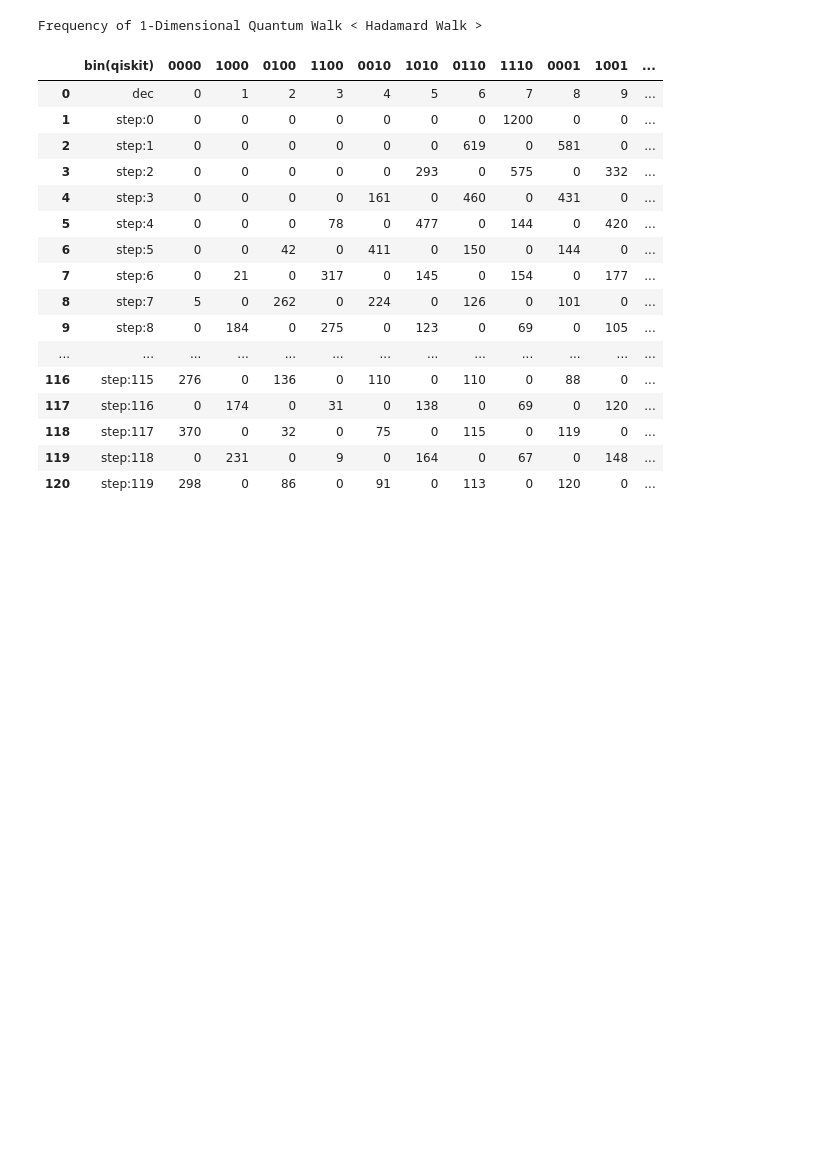
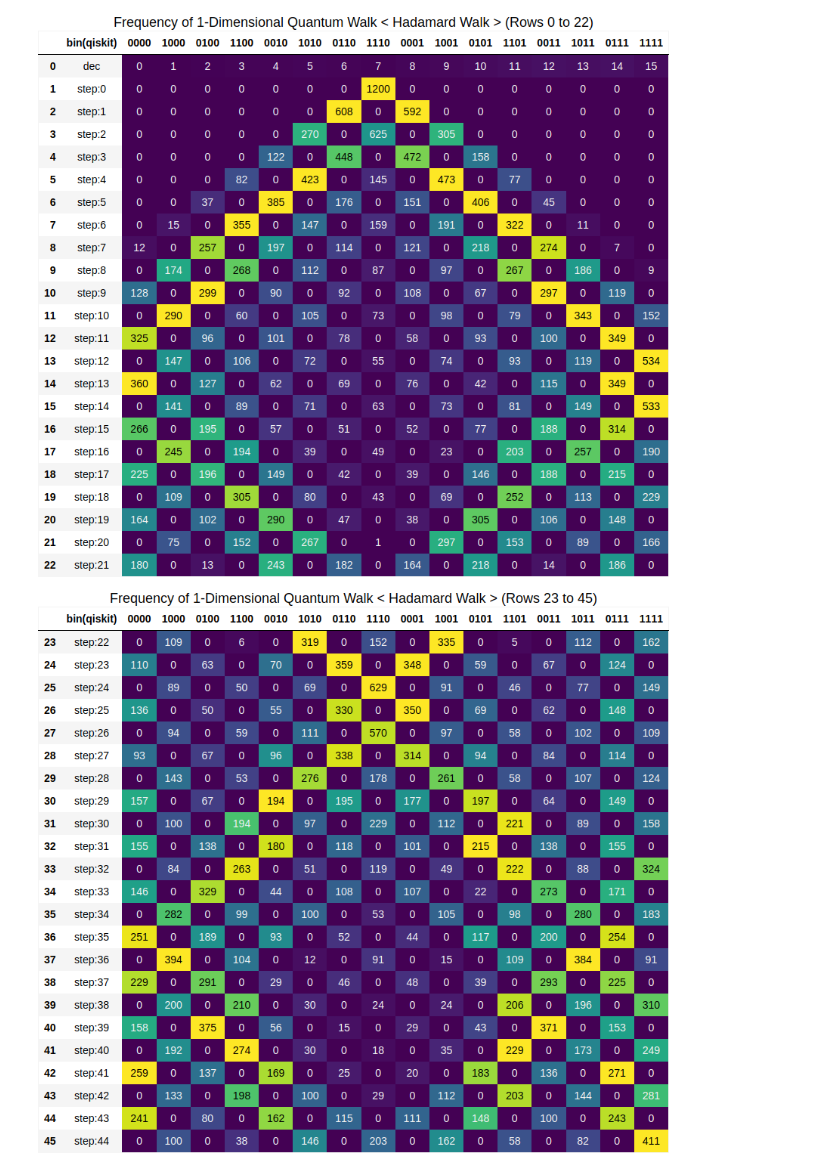
Before and after one commit to wg-quantum/2024-b-06, a Jupyter notebook: QW/quantum-walk-hadamard.ipynb, the cells around one changed output. Drawn from its saved outputs; the diff is of its cells as text; code cells hidden in the pictures; blank space fills up the shorter version.

Commit message:
REMODEL QW hadamard walk

```diff
--- a/QW/quantum-walk-hadamard.ipynb
+++ b/QW/quantum-walk-hadamard.ipynb
@@ -25,7 +30,11 @@ shots = 1200
 sampler = StatevectorSampler()
 
 # Number of executions (steps)
-num_executions = 120
+# 137
+num_executions = 137
+
+# Define the number of rows per dataframe image(max 23step)
+rows_per_chunk = 23
 
 # Function to create the quantum walk circuit with a given number of steps
 def create_quantum_walk_circuit(qwStep):
@@ -124,7 +133,6 @@ def reverse_and_convert(header_list):
     return converted_list
 
 converted_list = reverse_and_convert(header_list)
-
 new_df = pd.DataFrame([converted_list], columns=df.columns)
 df = pd.concat([new_df, df], ignore_index=True)
 
@@ -140,58 +148,60 @@ df.to_csv('./images/qwh/quantum-walk-hadamard-frequency.csv', index=False)
 def create_histogram_video_from_df(df, output_file, num_executions, shots):
     fig, ax = plt.subplots(figsize=(10, 6))
 
     # Set font properties
     font_path = '/usr/share/fonts/truetype/NotoSans-Regular.ttf'
     font_prop = FontProperties(fname=font_path)
 
     def update_hist(num):
         ax.clear()
         data = df.iloc[num + 1, 1:]
         ax.bar(data.index, data.values)
         ax.set_xticks(range(len(data)))
         ax.set_xticklabels(df.iloc[0, 1:].sort_values().values.tolist(), rotation=45)
         ax.set_title(f'Frequency of 1-Dimensional Quantum Walk < Hadamard Walk >\nSteps -> {num} / {num_executions }', fontproperties=font_prop, fontsize=16)
         ax.set_xlabel('Position ( DECIMAL )', fontproperties=font_prop, fontsize=14)
         ax.set_ylabel(f'Frequency  ( {shots} shots per step )', fontproperties=font_prop, fontsize=14)
         ax.set_xlim(-0.5, len(data) - 0.5)
         ax.set_ylim(0, shots)
 
     ani = FuncAnimation(fig, update_hist, frames=num_executions, repeat=False)
     ani.save(output_file, writer=PillowWriter(fps=2))
 
-create_histogram_video_from_df(df, './images/qwh/quantum-walk-hadamard-histogram.png', num_executions, shots)
+output_file_final_image="./images/qwh/quantum-walk-hadamard-histogram.png"
+create_histogram_video_from_df(df, output_file_final_image, num_executions, shots)
 plt.close()
-
-output_file_final_image="./images/qwh/quantum-walk-hadamard-histogram.png"
 with open(output_file_final_image, 'rb') as f:
     display.display(display.Image(data=f.read(), format='png'))
 
-#--- display dataframe
 # Load the CSV file into a DataFrame
 df = pd.read_csv('./images/qwh/quantum-walk-hadamard-frequency.csv')
-styled_df = df.style.set_properties(**{'text-align': 'center'}).set_table_styles(
-    [{'selector': 'th', 'props': [('text-align', 'center')]}]
-).set_caption('Frequency of 1-Dimensional Quantum Walk < Hadamard Walk >').set_table_styles(
-    [{'selector': 'caption', 'props': [('font-size', '24px'), ('text-align', 'center')]}]
-).background_gradient(cmap='viridis')
-styled_df
+
+#--- display dataframe
+# del old pic
+image_dir = './images/qwh/'
+image_files = glob.glob(os.path.join(image_dir, 'quantum_walk_hadamard_frequency_*.png'))
+for image_file in image_files:
+    os.remove(image_file)
+
+# Split the DataFrame into chunks of var:rows_per_chunk rows each and save each chunk as a separate PNG file
+for i in range(0, len(df), rows_per_chunk):
+    chunk = df.iloc[i:i + rows_per_chunk]
+    styled_chunk = chunk.style.set_properties(**{'text-align': 'center'}).set_table_styles(
+        [{'selector': 'th', 'props': [('text-align', 'center')]}]
+    ).set_caption(f'Frequency of 1-Dimensional Quantum Walk < Hadamard Walk > (Rows {i} to {i + rows_per_chunk - 1})').set_table_styles(
+        [{'selector': 'caption', 'props': [('font-size', '18px'), ('text-align', 'center')]}]
+    ).background_gradient(cmap='viridis')
+
+    # Save the styled chunk as a PNG file
+    dfi.export(styled_chunk, f'./images/qwh/quantum_walk_hadamard_frequency_{i // rows_per_chunk + 1}.png')
+
+# show dataframe
+new_image_files = sorted([f for f in os.listdir(image_dir) if f.startswith('quantum_walk_hadamard_frequency_') and f.endswith('.png')])
+for new_image_file in new_image_files:
+    new_image_file = image_dir + new_image_file
+    with open(new_image_file, 'rb') as f:
+        display.display(display.Image(data=f.read(), format='png'))
 # %% [output]
 [figure]
-Frequency of 1-Dimensional Quantum Walk < Hadamard Walk >
-|  | bin(qiskit) | 0000 | 1000 | 0100 | 1100 | 0010 | 1010 | 0110 | 1110 | 0001 | 1001 | ... |
-| 0 | dec | 0 | 1 | 2 | 3 | 4 | 5 | 6 | 7 | 8 | 9 | ... |
-| 1 | step:0 | 0 | 0 | 0 | 0 | 0 | 0 | 0 | 1200 | 0 | 0 | ... |
-| 2 | step:1 | 0 | 0 | 0 | 0 | 0 | 0 | 619 | 0 | 581 | 0 | ... |
-| 3 | step:2 | 0 | 0 | 0 | 0 | 0 | 293 | 0 | 575 | 0 | 332 | ... |
-| 4 | step:3 | 0 | 0 | 0 | 0 | 161 | 0 | 460 | 0 | 431 | 0 | ... |
-| 5 | step:4 | 0 | 0 | 0 | 78 | 0 | 477 | 0 | 144 | 0 | 420 | ... |
-| 6 | step:5 | 0 | 0 | 42 | 0 | 411 | 0 | 150 | 0 | 144 | 0 | ... |
-| 7 | step:6 | 0 | 21 | 0 | 317 | 0 | 145 | 0 | 154 | 0 | 177 | ... |
-| 8 | step:7 | 5 | 0 | 262 | 0 | 224 | 0 | 126 | 0 | 101 | 0 | ... |
-| 9 | step:8 | 0 | 184 | 0 | 275 | 0 | 123 | 0 | 69 | 0 | 105 | ... |
-| ... | ... | ... | ... | ... | ... | ... | ... | ... | ... | ... | ... | ... |
-| 116 | step:115 | 276 | 0 | 136 | 0 | 110 | 0 | 110 | 0 | 88 | 0 | ... |
-| 117 | step:116 | 0 | 174 | 0 | 31 | 0 | 138 | 0 | 69 | 0 | 120 | ... |
-| 118 | step:117 | 370 | 0 | 32 | 0 | 75 | 0 | 115 | 0 | 119 | 0 | ... |
-| 119 | step:118 | 0 | 231 | 0 | 9 | 0 | 164 | 0 | 67 | 0 | 148 | ... |
-| 120 | step:119 | 298 | 0 | 86 | 0 | 91 | 0 | 113 | 0 | 120 | 0 | ... |
+[figure, added]
+[figure, added]
```
Also changed, not shown: parts of 2 cells of this notebook, 8 other files.
